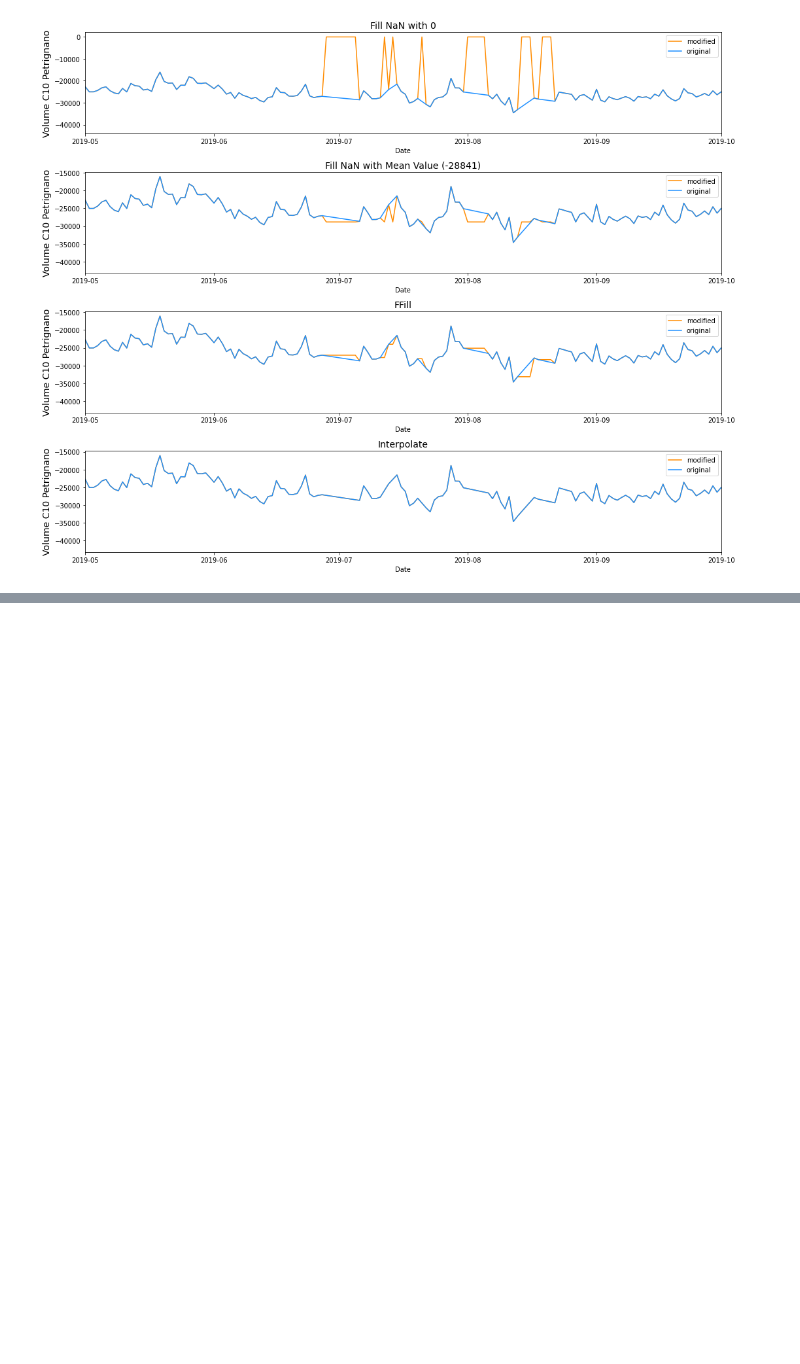
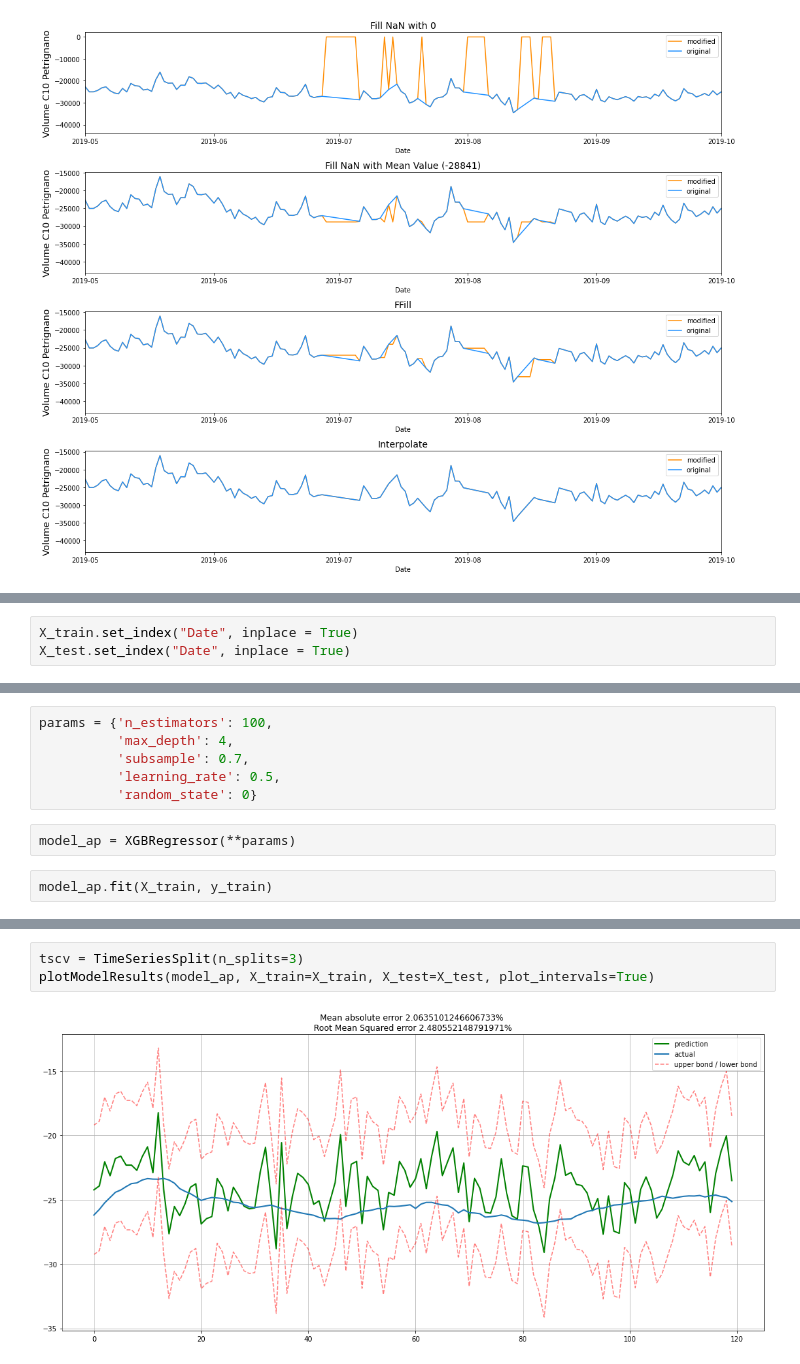
Before and after one commit to ak06645/Acea-Smart-Water-Analytics, a Jupyter notebook: Aquifer_Petrignano.ipynb, the cells around one changed output, grey strips where cells are left out. Drawn from its saved outputs; the diff is of its cells as text; blank space fills up the shorter version.

```diff
--- a/Aquifer_Petrignano.ipynb
+++ b/Aquifer_Petrignano.ipynb
@@ -225,0 +282,3 @@ plt.show()
+# %%
+X_train.set_index("Date", inplace = True)
+X_test.set_index("Date", inplace = True)
@@ -225,0 +320,10 @@ plt.show()
+# %%
+params = {'n_estimators': 100,
+          'max_depth': 4,
+          'subsample': 0.7,
+          'learning_rate': 0.5,
+          'random_state': 0}
+# %%
+model_ap = XGBRegressor(**params)
+# %%
+model_ap.fit(X_train, y_train)
@@ -225,0 +352,5 @@ plt.show()
+# %%
+tscv = TimeSeriesSplit(n_splits=3)
+plotModelResults(model_ap, X_train=X_train, X_test=X_test, plot_intervals=True)
+# %% [output]
+[figure, added]
```
Also changed, not shown: parts of 17 cells of this notebook, 3 other files.
